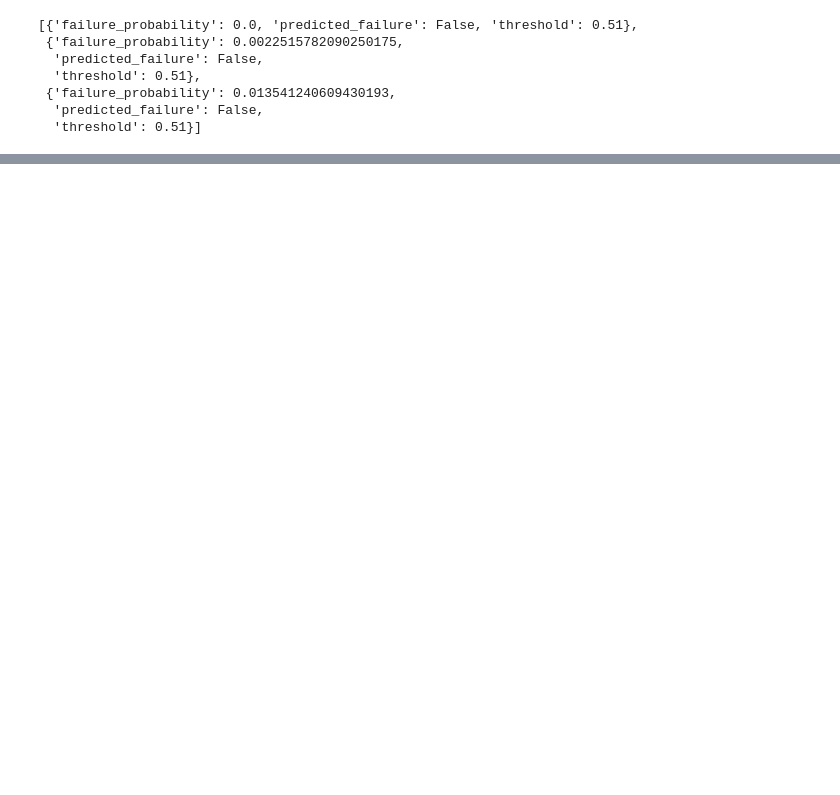
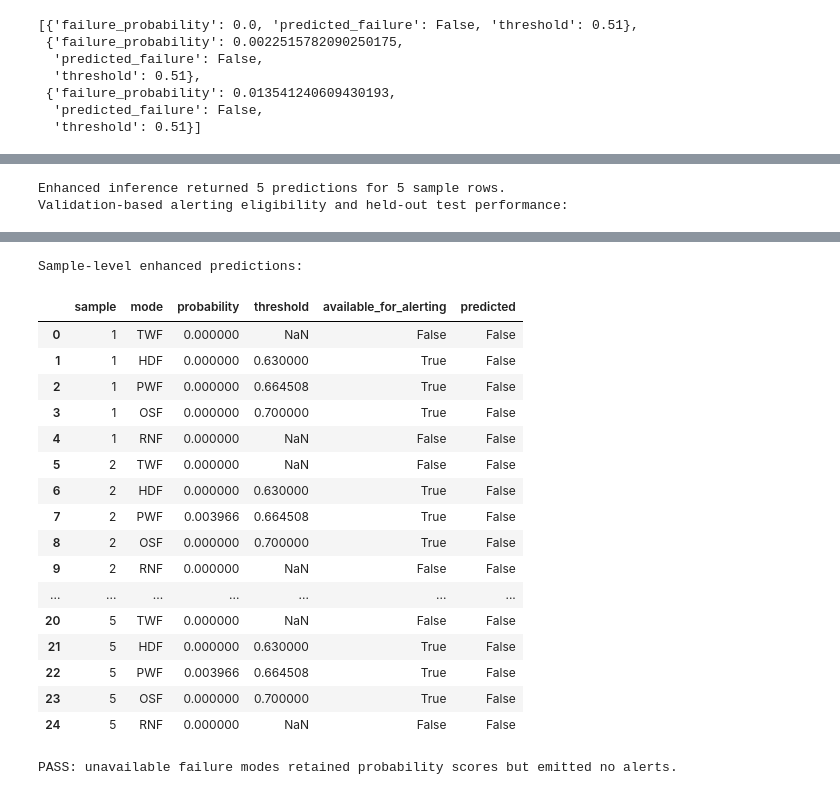
Before and after one commit to Desire-in-tech/predictive-maintenance-ml, a Jupyter notebook: notebooks/task_09_predictive_maintenance.ipynb, the cells around one changed output, grey strips where cells are left out. Cells and saved outputs as stored; diff of their text form; code cells hidden in the pictures; blank space fills up the shorter version.

```diff
--- a/notebooks/task_09_predictive_maintenance.ipynb
+++ b/notebooks/task_09_predictive_maintenance.ipynb
@@ -158,0 +235,58 @@ tests/test_evaluation.py::test_confusion_matrix_and_fdr PASSED           [100%]
+# %%
+# Smoke-test enhanced inference and verify unavailable modes never emit alerts
+import json
+import pandas as pd
+from pathlib import Path
+from src.predict import PredictiveMaintenanceModel
+
+artifact_path = Path('artifacts/failure_modes_pipeline.joblib')
+metrics_path = Path('artifacts/failure_modes_metrics.json')
+if not artifact_path.is_file() or not metrics_path.is_file():
+    raise FileNotFoundError('Run the failure-mode training cell first; its model and metrics artifacts are required.')
+
+enhanced_model = PredictiveMaintenanceModel(
+    'artifacts/predictive_maintenance_pipeline.joblib',
+    failure_modes_artifact_path=str(artifact_path),
+)
+sample = df[FEATURES].head(5).to_dict(orient='records')
+enhanced_predictions = enhanced_model.predict_with_failure_modes(sample)
+mode_metrics = json.loads(metrics_path.read_text())
+
+if len(enhanced_predictions) != len(sample):
+    raise AssertionError('Enhanced inference returned an unexpected number of predictions.')
+
+rows = []
+for row_number, prediction in enumerate(enhanced_predictions, start=1):
+    for mode, result in prediction['failure_modes'].items():
+        if result['available_for_alerting'] != (result['threshold'] is not None):
+            raise AssertionError(f'{mode}: availability and threshold disagree.')
+        if not result['available_for_alerting'] and result['predicted']:
+            raise AssertionError(f'{mode}: unavailable mode incorrectly emitted an alert.')
+        rows.append({
+            'sample': row_number,
+            'mode': mode,
+            'probability': result['probability'],
+            'threshold': result['threshold'],
+            'available_for_alerting': result['available_for_alerting'],
+            'predicted': result['predicted'],
+        })
+
+print(f'Enhanced inference returned {len(enhanced_predictions)} predictions for {len(sample)} sample rows.')
+print('Validation-based alerting eligibility and held-out test performance:')
+status_rows = []
+for mode, metrics in mode_metrics.items():
+    status_rows.append({
+        'mode': mode,
+        'status': metrics['status'],
+        'test_recall': metrics['recall'],
+        'test_FDR': metrics['false_discovery_rate'],
+        'test_support': metrics['support'],
+        'available_for_alerting': metrics['available_for_alerting'],
+    })
+display(pd.DataFrame(status_rows).set_index('mode'))
+print('Sample-level enhanced predictions:')
+display(pd.DataFrame(rows))
+print('PASS: unavailable failure modes retained probability scores but emitted no alerts.')
+# %% [output]
+Enhanced inference returned 5 predictions for 5 sample rows.
+Validation-based alerting eligibility and held-out test performance:
@@ -158,0 +300,19 @@ tests/test_evaluation.py::test_confusion_matrix_and_fdr PASSED           [100%]
+Sample-level enhanced predictions:
+|  | sample | mode | probability | threshold | available_for_alerting | predicted |
+| 0 | 1 | TWF | 0.000000 | NaN | False | False |
+| 1 | 1 | HDF | 0.000000 | 0.630000 | True | False |
+| 2 | 1 | PWF | 0.000000 | 0.664508 | True | False |
+| 3 | 1 | OSF | 0.000000 | 0.700000 | True | False |
+| 4 | 1 | RNF | 0.000000 | NaN | False | False |
+| 5 | 2 | TWF | 0.000000 | NaN | False | False |
+| 6 | 2 | HDF | 0.000000 | 0.630000 | True | False |
+| 7 | 2 | PWF | 0.003966 | 0.664508 | True | False |
+| 8 | 2 | OSF | 0.000000 | 0.700000 | True | False |
+| 9 | 2 | RNF | 0.000000 | NaN | False | False |
+| ... | ... | ... | ... | ... | ... | ... |
+| 20 | 5 | TWF | 0.000000 | NaN | False | False |
+| 21 | 5 | HDF | 0.000000 | 0.630000 | True | False |
+| 22 | 5 | PWF | 0.003966 | 0.664508 | True | False |
+| 23 | 5 | OSF | 0.000000 | 0.700000 | True | False |
+| 24 | 5 | RNF | 0.000000 | NaN | False | False |
+PASS: unavailable failure modes retained probability scores but emitted no alerts.
```
Also changed, not shown: parts of 14 cells of this notebook, 10 other files.
